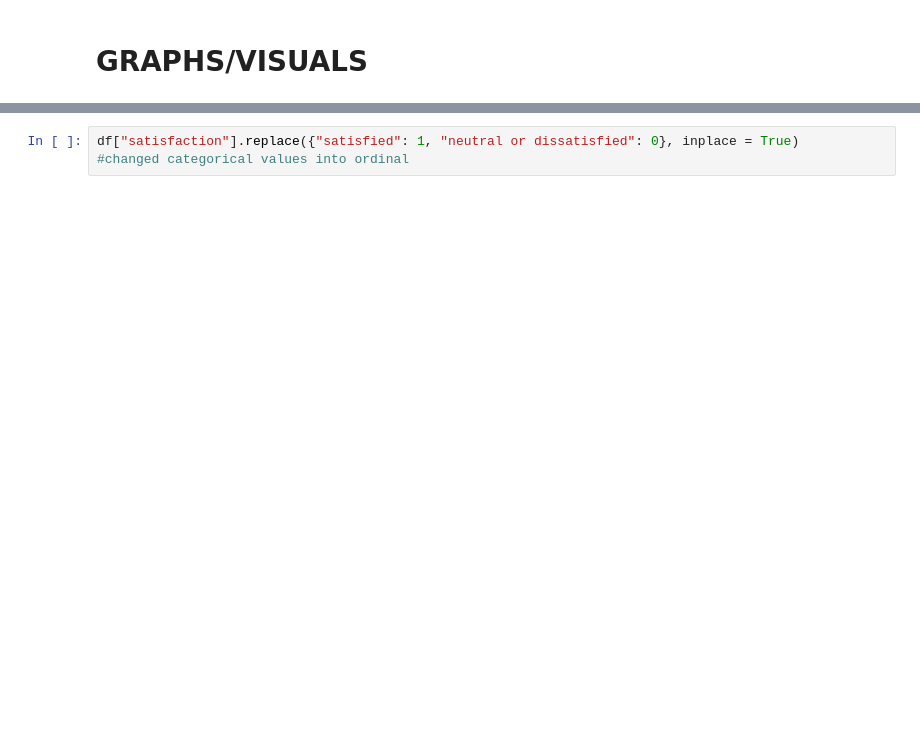
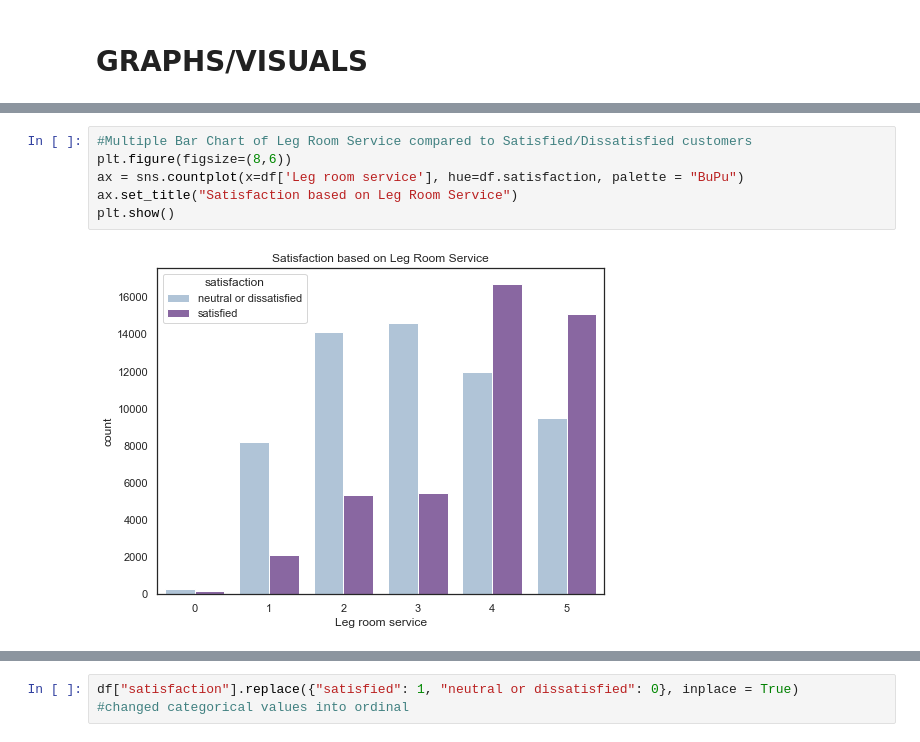
Before and after one commit to J-Joseph524/Flight_Satisfaction, a Jupyter notebook: Final_Notebook.ipynb, the cells around one changed output, grey strips where cells are left out. Cells and saved outputs as stored; diff of their text form; blank space fills up the shorter version.

```diff
--- a/Final_Notebook.ipynb
+++ b/Final_Notebook.ipynb
@@ -475,0 +565,8 @@ Dependent (reject H0)
+# %%
+#Multiple Bar Chart of Leg Room Service compared to Satisfied/Dissatisfied customers
+plt.figure(figsize=(8,6))
+ax = sns.countplot(x=df['Leg room service'], hue=df.satisfaction, palette = "BuPu")
+ax.set_title("Satisfaction based on Leg Room Service")
+plt.show()
+# %% [output]
+[figure, added]
```
Also changed, not shown: parts of 105 cells of this notebook, 1 other file.
